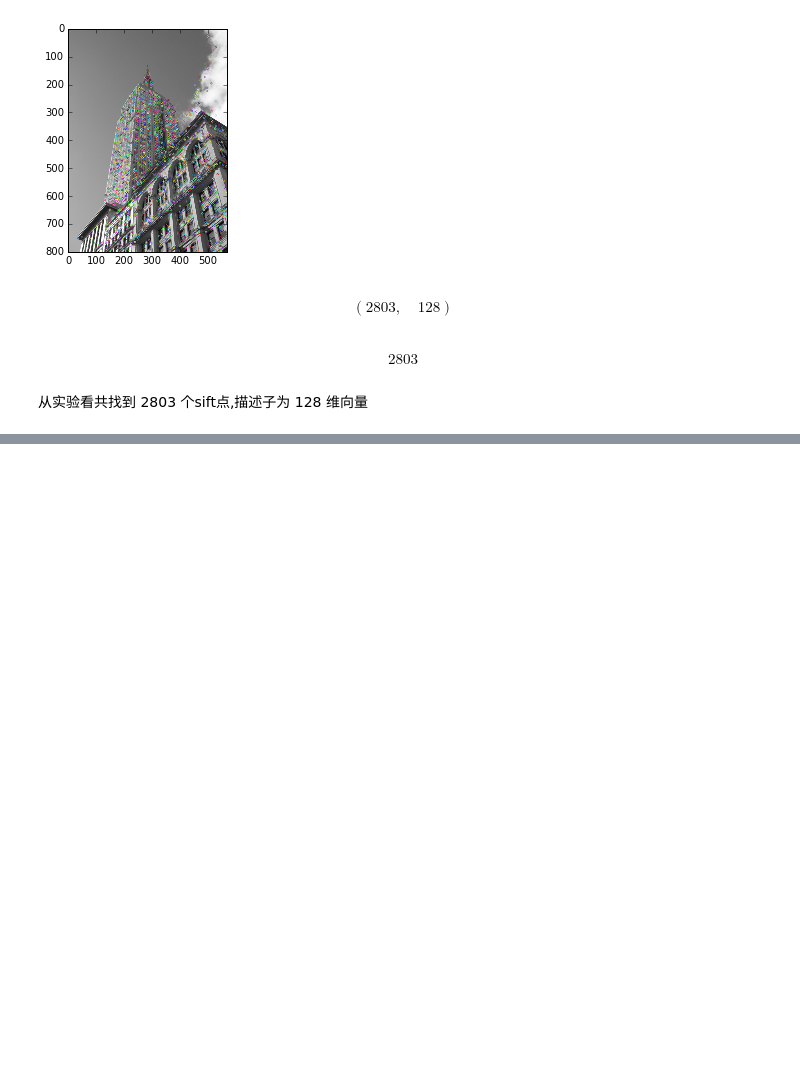
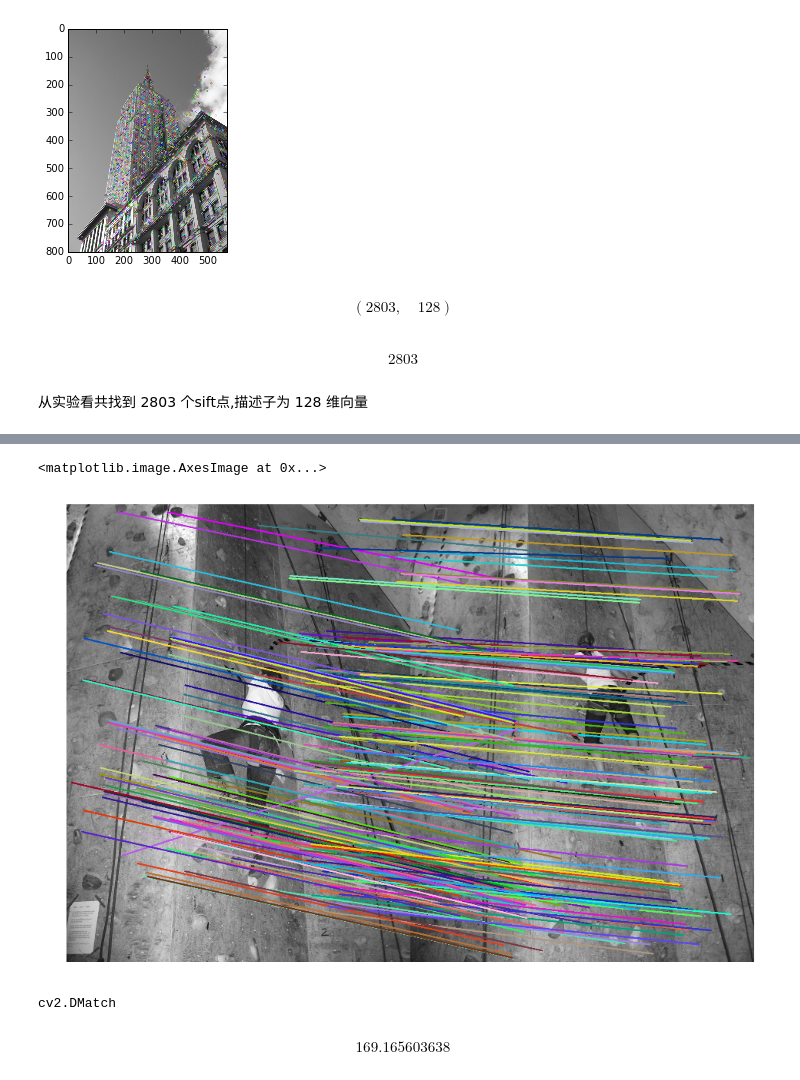
Before and after one commit to LMCallMe/PYCVReading, a Jupyter notebook: ch02-局部图像表述子.ipynb, the cells around one changed output, grey strips where cells are left out. Drawn from its saved outputs; the diff is of its cells as text; code cells hidden in the pictures; blank space fills up the shorter version.

```diff
--- a/ch02-局部图像表述子.ipynb
+++ b/ch02-局部图像表述子.ipynb
@@ -479,0 +449,60 @@ show()
+# %%
+def plot_match(kp1,kp2,img1,img2,matches):
+    # visualization of the matches
+    h1, w1 = img1.shape[:2]
+    h2, w2 = img2.shape[:2]
+    view = np.zeros((max(h1, h2), w1 + w2, 3), np.uint8)
+    view[:h1, :w1, 0] = img1
+    view[:h2, w1:, 0] = img2
+    view[:, :, 1] = view[:, :, 0]
+    view[:, :, 2] = view[:, :, 0]
+
+    for m in matches:
+        # draw the keypoints
+        # print m.queryIdx, m.trainIdx, m.distance
+        color = tuple([np.random.randint(0, 255) for _ in xrange(3)])
+        cv2.line(view,
+                 (int(kp1[m.queryIdx].pt[0]),int(kp1[m.queryIdx].pt[1])) ,
+                 (int(kp2[m.trainIdx].pt[0] + w1),int(kp2[m.trainIdx].pt[1])),
+                 color,3)
+    return view
+# %%
+import numpy as np
+import cv2
+from matplotlib import pyplot as plt
+
+img1 = cv2.imread('climbing_1_small.jpg',0) # queryImage 查询图像
+img2 = cv2.imread('climbing_2_small.jpg',0) # trainImage 训练图像
+
+# Initiate SIFT detector
+sift = cv2.SIFT()
+
+# find the keypoints and descriptors with SIFT
+kp1, des1 = sift.detectAndCompute(img1,None)
+kp2, des2 = sift.detectAndCompute(img2,None)
+
+# BFMatcher with default params
+bf = cv2.BFMatcher()
+matches = bf.knnMatch(des1,des2, k=2)
+
+# Apply ratio test
+# good = []
+# for m,n in matches:
+#     if m.distance < 0.75*n.distance:
+#         good.append([m])
+#
+# cv2.drawMatchesKnn expects list of lists as matches.
+# img3 = cv2.drawMatchesKnn(img1,kp1,img2,kp2,good,flags=2)
+
+# Apply ratio test
+good = []
+for m,n in matches:
+    if m.distance < 0.6*n.distance:
+        good.append(m)
+view = plot_match(kp1,kp2,img1,img2,good)
+figure(figsize=(16, 16))
+axis('off')
+imshow(view)
+# %% [output]
+<matplotlib.image.AxesImage at 0x...>
+[figure, added]
@@ -479,0 +512,8 @@ show()
+# %%
+type(m)
+# %% [output]
+cv2.DMatch
+# %%
+m.distance  # 匹配的距离
+# %% [output]
+$$169.165603638$$
```
Also changed, not shown: parts of 12 cells of this notebook.
